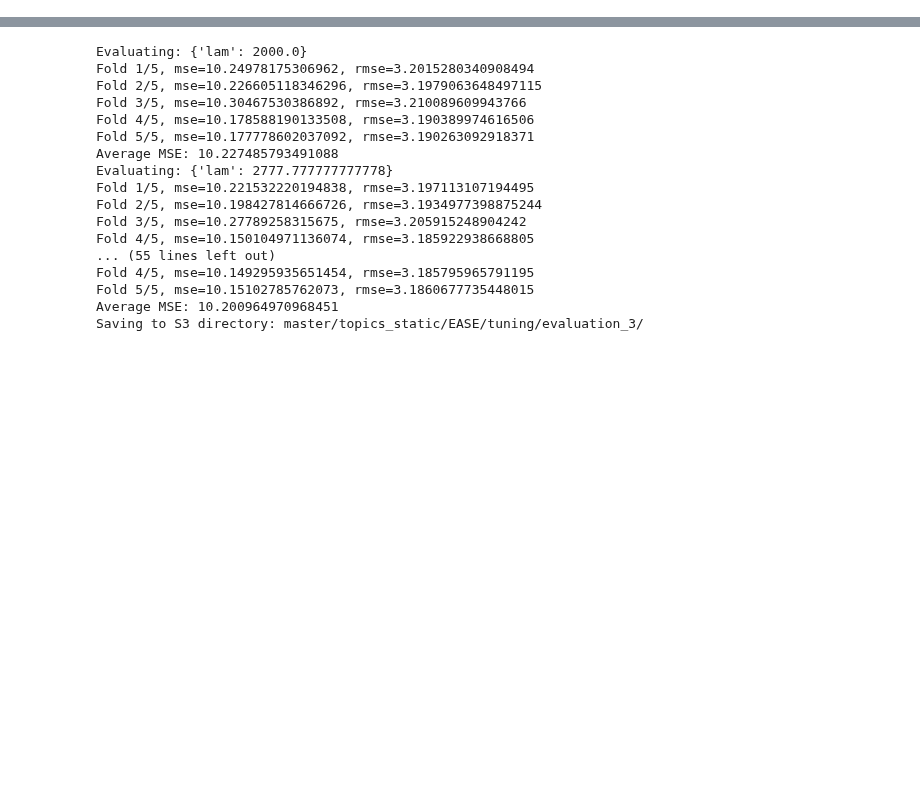
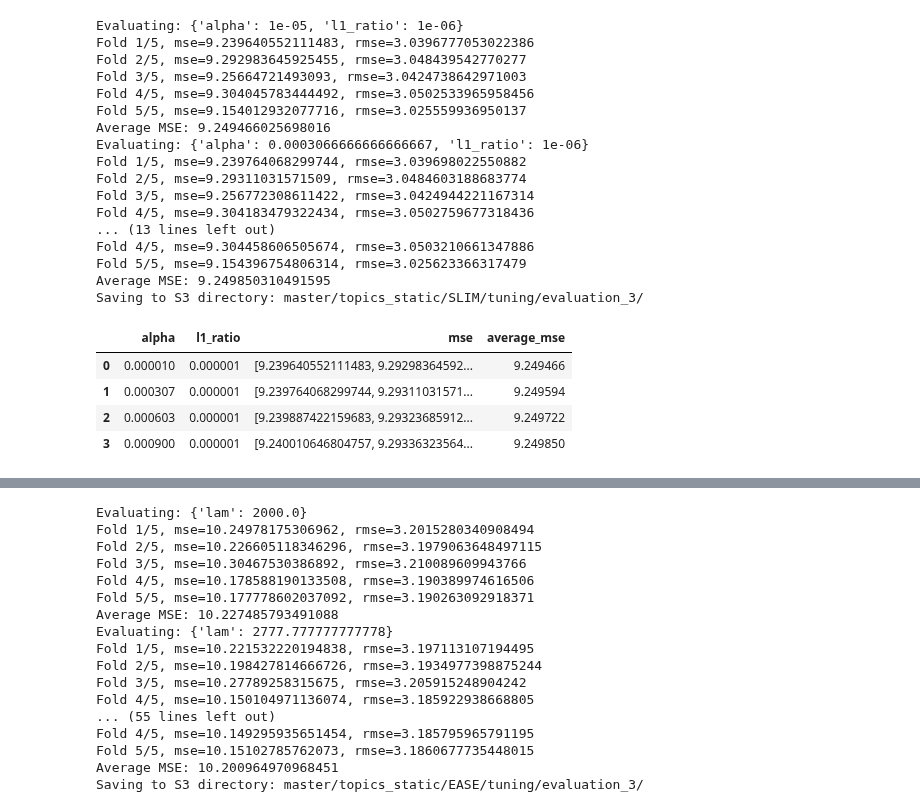
Before and after one commit to berkeley-reclab/RecLab, a Jupyter notebook: experiments/Tuning-Notebook.ipynb, the cells around one changed output, grey strips where cells are left out. Saved outputs shown, nothing was run; the diff lists cells and outputs as text; code cells hidden in the pictures; blank space fills up the shorter version.

```diff
--- a/experiments/Tuning-Notebook.ipynb
+++ b/experiments/Tuning-Notebook.ipynb
@@ -139,0 +166,29 @@ Saving to S3 directory: master/topics_static/EASE/tuning/evaluation_2/
+# %%
+
+# Zeroing in on the best range.
+alphas = np.linspace(0.00001, 0.0009, 4).tolist()
+l1_ratios = [1e-6]
+tuner.evaluate_grid(alpha=alphas, l1_ratio=l1_ratios)
+# %% [output]
+Evaluating: {'alpha': 1e-05, 'l1_ratio': 1e-06}
+Fold 1/5, mse=9.239640552111483, rmse=3.0396777053022386
+Fold 2/5, mse=9.292983645925455, rmse=3.048439542770277
+Fold 3/5, mse=9.25664721493093, rmse=3.0424738642971003
+Fold 4/5, mse=9.304045783444492, rmse=3.0502533965958456
+Fold 5/5, mse=9.154012932077716, rmse=3.025559936950137
+Average MSE: 9.249466025698016
+Evaluating: {'alpha': 0.0003066666666666667, 'l1_ratio': 1e-06}
+Fold 1/5, mse=9.239764068299744, rmse=3.039698022550882
+Fold 2/5, mse=9.29311031571509, rmse=3.0484603188683774
+Fold 3/5, mse=9.256772308611422, rmse=3.0424944221167314
+Fold 4/5, mse=9.304183479322434, rmse=3.0502759677318436
+... (13 lines left out)
+Fold 4/5, mse=9.304458606505674, rmse=3.0503210661347886
+Fold 5/5, mse=9.154396754806314, rmse=3.025623366317479
+Average MSE: 9.249850310491595
+Saving to S3 directory: master/topics_static/SLIM/tuning/evaluation_3/
+|  | alpha | l1_ratio | mse | average_mse |
+| 0 | 0.000010 | 0.000001 | [9.239640552111483, 9.29298364592... | 9.249466 |
+| 1 | 0.000307 | 0.000001 | [9.239764068299744, 9.29311031571... | 9.249594 |
+| 2 | 0.000603 | 0.000001 | [9.239887422159683, 9.29323685912... | 9.249722 |
+| 3 | 0.000900 | 0.000001 | [9.240010646804757, 9.29336323564... | 9.249850 |
```
Also changed, not shown: parts of 9 cells of this notebook.
